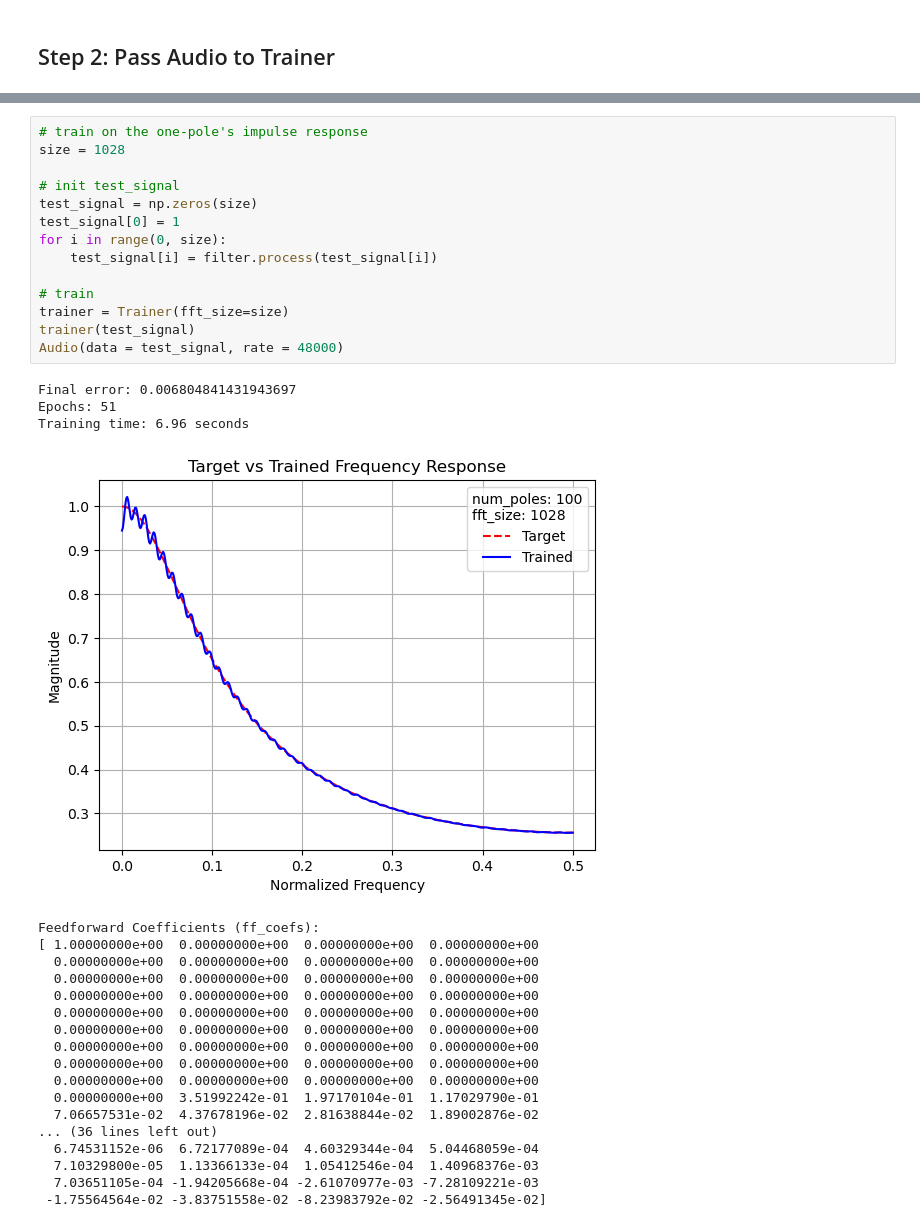
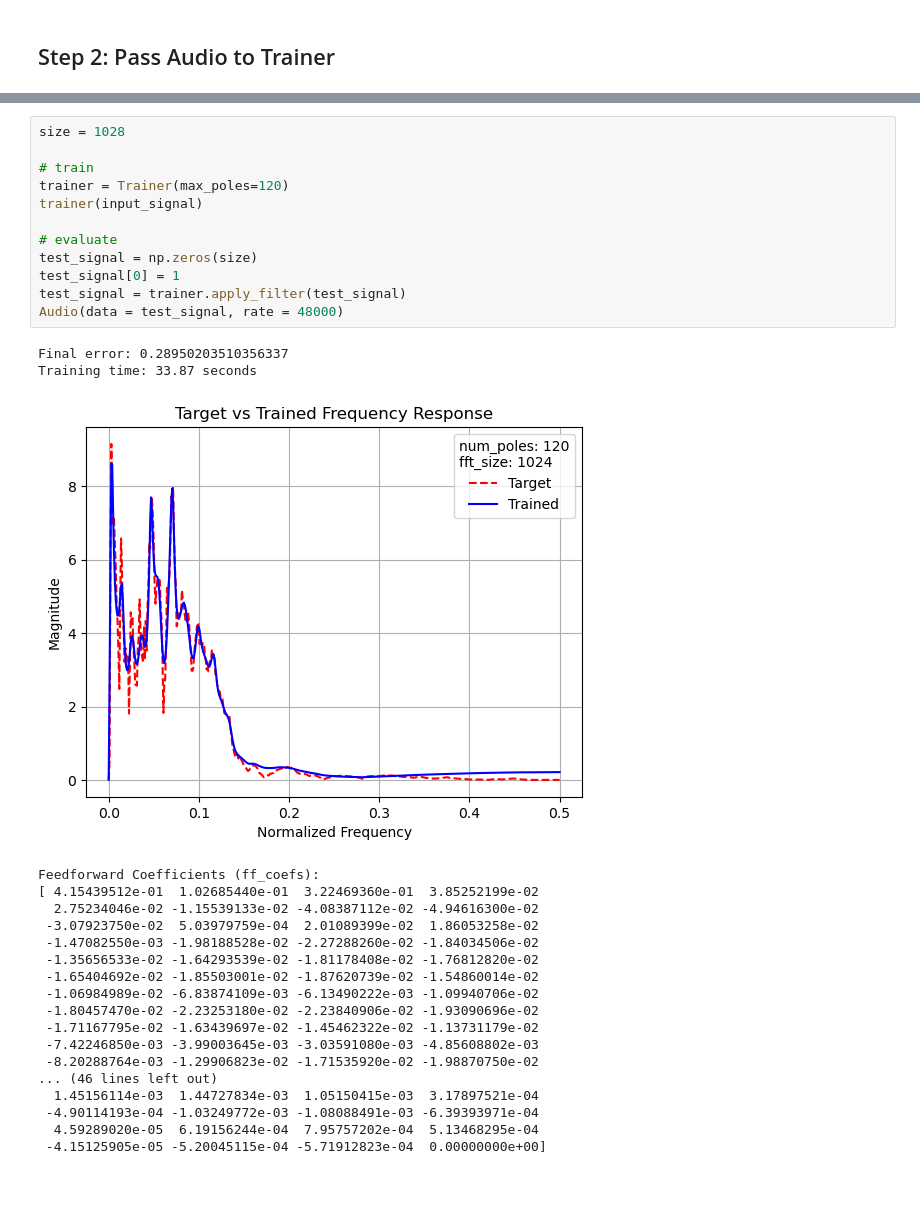
Before and after one commit to joeljaffesd/ir-approx, a Jupyter notebook: notebook.ipynb, the cells around one changed output, grey strips where cells are left out. Drawn from its saved outputs; the diff is of its cells as text; blank space fills up the shorter version.

```diff
--- a/notebook.ipynb
+++ b/notebook.ipynb
@@ -90,37 +50,34 @@ pass
 # %%
-# train on the one-pole's impulse response
 size = 1028
 
-# init test_signal
+# train
+trainer = Trainer(max_poles=120)
+trainer(input_signal)
+
+# evaluate
 test_signal = np.zeros(size)
 test_signal[0] = 1
-for i in range(0, size):
-    test_signal[i] = filter.process(test_signal[i])
-
-# train
-trainer = Trainer(fft_size=size)
-trainer(test_signal)
+test_signal = trainer.apply_filter(test_signal)
 Audio(data = test_signal, rate = 48000)
 # %% [output]
-Final error: 0.006804841431943697
-Epochs: 51
-Training time: 6.96 seconds
+Final error: 0.28950203510356337
+Training time: 33.87 seconds
-[figure, old version]
+[figure, new version]
 Feedforward Coefficients (ff_coefs):
-[ 1.00000000e+00  0.00000000e+00  0.00000000e+00  0.00000000e+00
-  0.00000000e+00  0.00000000e+00  0.00000000e+00  0.00000000e+00
-  0.00000000e+00  0.00000000e+00  0.00000000e+00  0.00000000e+00
-  0.00000000e+00  0.00000000e+00  0.00000000e+00  0.00000000e+00
-  0.00000000e+00  0.00000000e+00  0.00000000e+00  0.00000000e+00
-  0.00000000e+00  0.00000000e+00  0.00000000e+00  0.00000000e+00
-  0.00000000e+00  0.00000000e+00  0.00000000e+00  0.00000000e+00
-  0.00000000e+00  0.00000000e+00  0.00000000e+00  0.00000000e+00
-  0.00000000e+00  0.00000000e+00  0.00000000e+00  0.00000000e+00
-  0.00000000e+00  3.51992242e-01  1.97170104e-01  1.17029790e-01
-  7.06657531e-02  4.37678196e-02  2.81638844e-02  1.89002876e-02
-... (36 lines left out)
-  6.74531152e-06  6.72177089e-04  4.60329344e-04  5.04468059e-04
-  7.10329800e-05  1.13366133e-04  1.05412546e-04  1.40968376e-03
-  7.03651105e-04 -1.94205668e-04 -2.61070977e-03 -7.28109221e-03
- -1.75564564e-02 -3.83751558e-02 -8.23983792e-02 -2.56491345e-02]
+[ 4.15439512e-01  1.02685440e-01  3.22469360e-01  3.85252199e-02
+  2.75234046e-02 -1.15539133e-02 -4.08387112e-02 -4.94616300e-02
+ -3.07923750e-02  5.03979759e-04  2.01089399e-02  1.86053258e-02
+ -1.47082550e-03 -1.98188528e-02 -2.27288260e-02 -1.84034506e-02
+ -1.35656533e-02 -1.64293539e-02 -1.81178408e-02 -1.76812820e-02
+ -1.65404692e-02 -1.85503001e-02 -1.87620739e-02 -1.54860014e-02
+ -1.06984989e-02 -6.83874109e-03 -6.13490222e-03 -1.09940706e-02
+ -1.80457470e-02 -2.23253180e-02 -2.23840906e-02 -1.93090696e-02
+ -1.71167795e-02 -1.63439697e-02 -1.45462322e-02 -1.13731179e-02
+ -7.42246850e-03 -3.99003645e-03 -3.03591080e-03 -4.85608802e-03
+ -8.20288764e-03 -1.29906823e-02 -1.71535920e-02 -1.98870750e-02
+... (46 lines left out)
+  1.45156114e-03  1.44727834e-03  1.05150415e-03  3.17897521e-04
+ -4.90114193e-04 -1.03249772e-03 -1.08088491e-03 -6.39393971e-04
+  4.59289020e-05  6.19156244e-04  7.95757202e-04  5.13468295e-04
+ -4.15125905e-05 -5.20045115e-04 -5.71912823e-04  0.00000000e+00]
 [interactive output not drawn]
```
Also changed, not shown: parts of 5 cells of this notebook, 2 other files.
